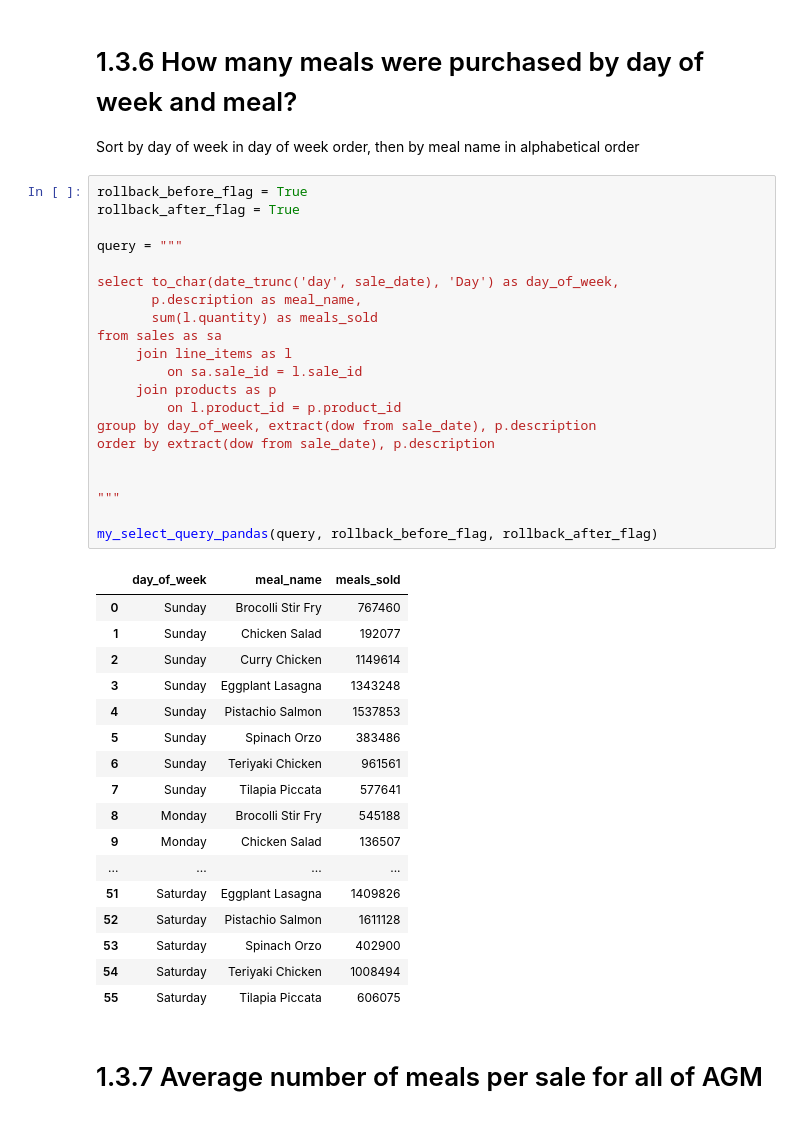
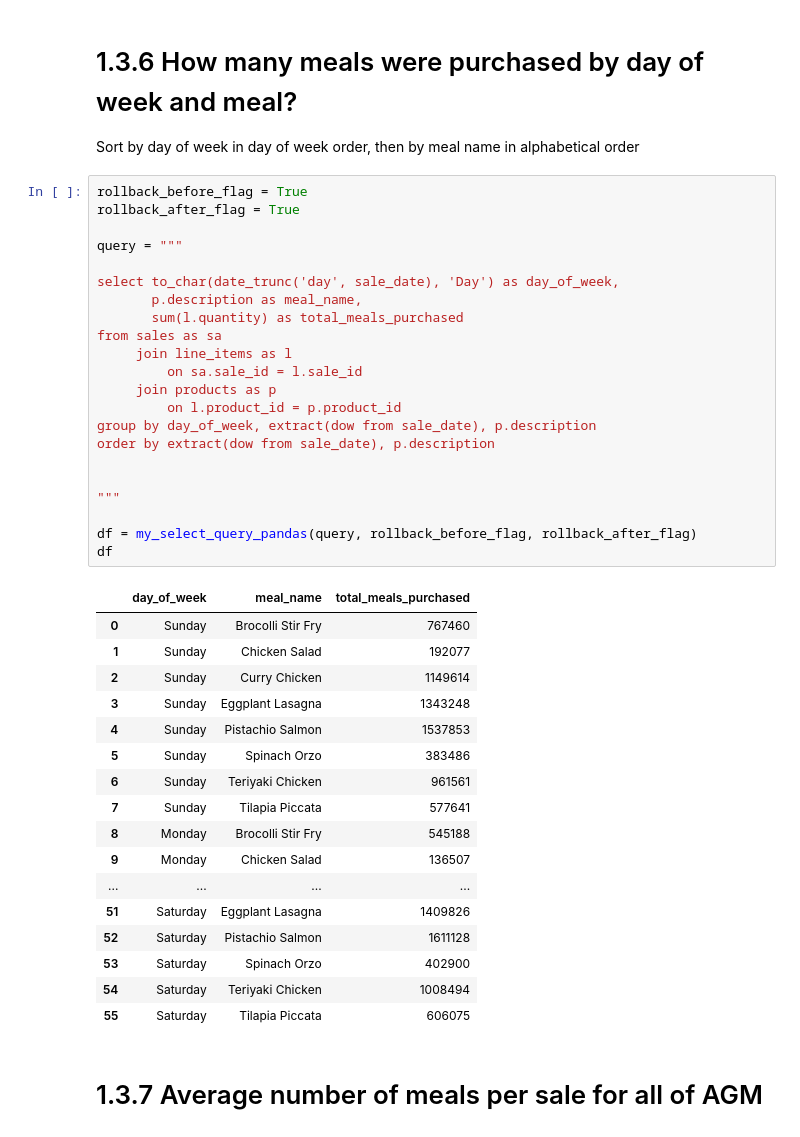
Before and after one commit to morinlandon12/ucb_mids_w205_project_1, a Jupyter notebook: project_1_3.ipynb, the cells around one changed output. Drawn from its saved outputs; the diff is of its cells as text.

```diff
--- a/project_1_3.ipynb
+++ b/project_1_3.ipynb
@@ -262,26 +266,27 @@ Sort by day of week in day of week order, then by meal name in alphabetical orde
 # %%
 rollback_before_flag = True
 rollback_after_flag = True
 
 query = """
 
 select to_char(date_trunc('day', sale_date), 'Day') as day_of_week,
        p.description as meal_name,
-       sum(l.quantity) as meals_sold
+       sum(l.quantity) as total_meals_purchased
 from sales as sa
      join line_items as l
          on sa.sale_id = l.sale_id
      join products as p
          on l.product_id = p.product_id
 group by day_of_week, extract(dow from sale_date), p.description
 order by extract(dow from sale_date), p.description
 
 
 """
 
-my_select_query_pandas(query, rollback_before_flag, rollback_after_flag)
+df = my_select_query_pandas(query, rollback_before_flag, rollback_after_flag)
+df
 # %% [output]
-|  | day_of_week | meal_name | meals_sold |
+|  | day_of_week | meal_name | total_meals_purchased |
 | 0 | Sunday | Brocolli Stir Fry | 767460 |
 | 1 | Sunday | Chicken Salad | 192077 |
 | 2 | Sunday | Curry Chicken | 1149614 |
```
Also changed, not shown: parts of 8 cells of this notebook, 2 other files.
